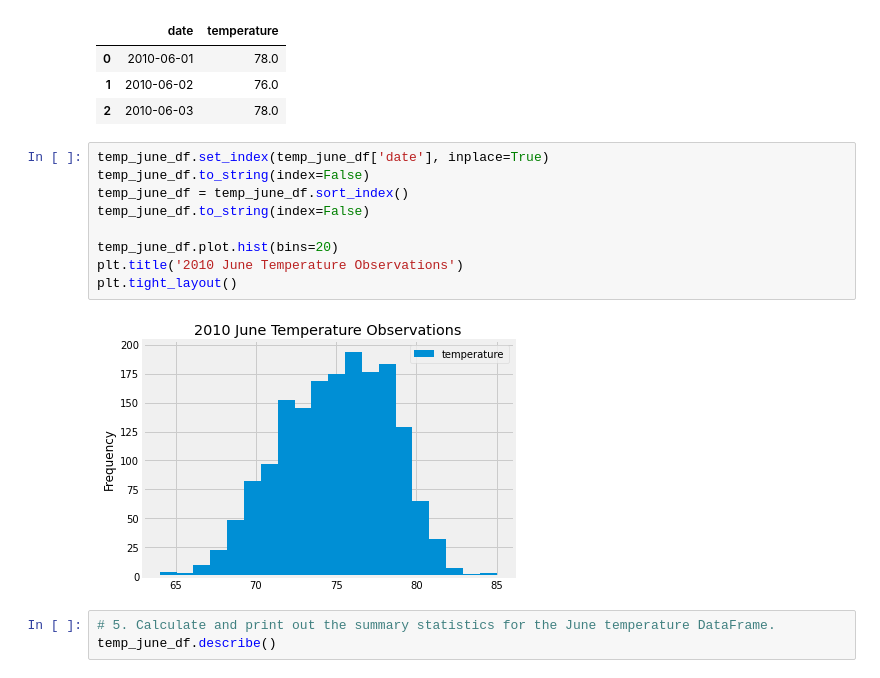
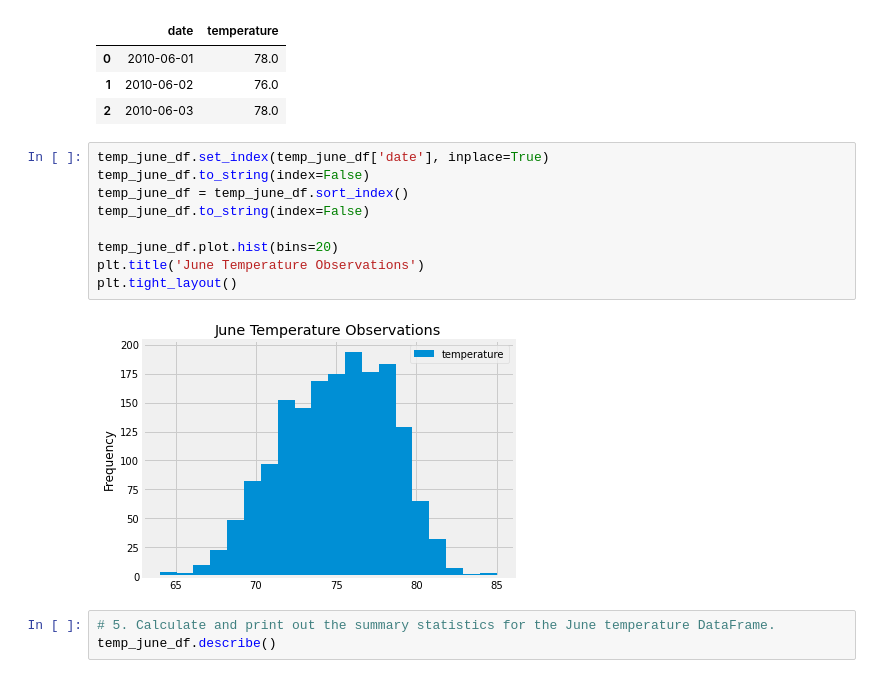
Before and after one commit to harg74/Surf-s_Up, a Jupyter notebook: SurfsUp_Challenge.ipynb, the cells around one changed output. Drawn from its saved outputs; the diff is of its cells as text.

```diff
--- a/SurfsUp_Challenge.ipynb
+++ b/SurfsUp_Challenge.ipynb
@@ -59,14 +59,14 @@ temp_june_df.head(3)
 # %%
 temp_june_df.set_index(temp_june_df['date'], inplace=True)
 temp_june_df.to_string(index=False)
 temp_june_df = temp_june_df.sort_index()
 temp_june_df.to_string(index=False)
 
 temp_june_df.plot.hist(bins=20)
-plt.title('2010 June Temperature Observations')
+plt.title('June Temperature Observations')
 plt.tight_layout()
 # %% [output]
-[figure, old version]
+[figure, new version]
 # %%
 # 5. Calculate and print out the summary statistics for the June temperature DataFrame.
 temp_june_df.describe()
```
Also changed, not shown: parts of 13 cells of this notebook.
